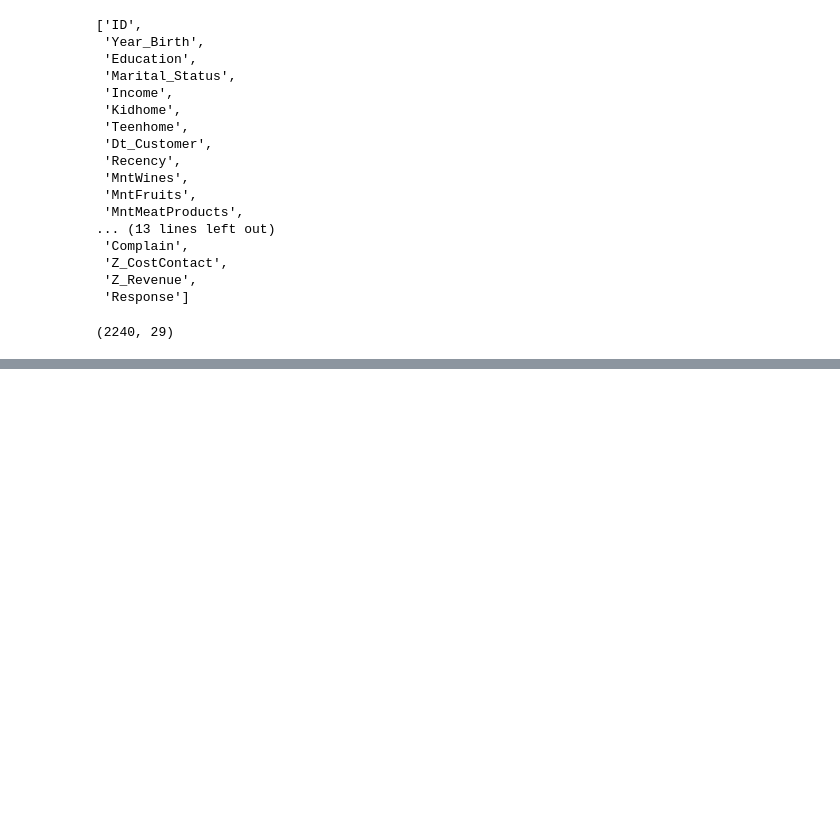
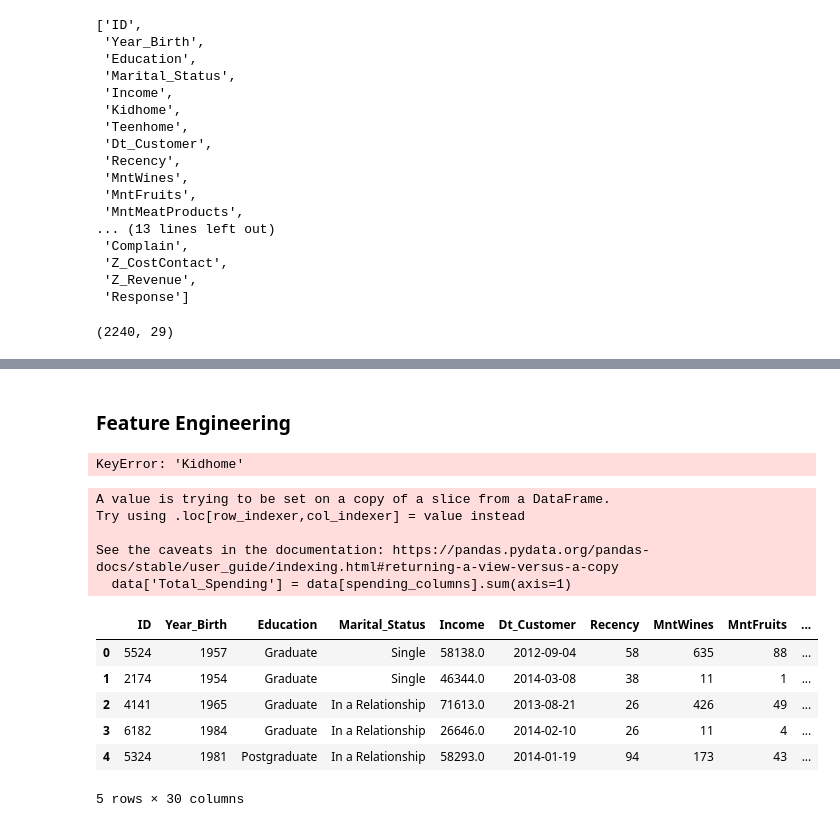
Before and after one commit to aryaandperimeter/Customer-Personality-Analysis, a Jupyter notebook: cpa.ipynb, the cells around one changed output, grey strips where cells are left out. Saved outputs shown, nothing was run; the diff lists cells and outputs as text; code cells hidden in the pictures; blank space fills up the shorter version.

Commit message:
Fixed some errors

```diff
--- a/cpa.ipynb
+++ b/cpa.ipynb
@@ -47,0 +143,30 @@ data.isnull().sum()
+# %% [markdown]
+<h3>Feature Engineering</h3>
+# %%
+#combine Kidhome and Teenhome into a single feature
+data['Children'] = data['Kidhome'] + data['Teenhome']
+data.drop(columns=['Kidhome', 'Teenhome'], inplace=True)
+# %% [output]
+KeyError: 'Kidhome'
+# %%
+# adding a total spending column for the customers
+spending_columns = ['MntWines', 'MntFruits', 'MntMeatProducts',
+                    'MntFishProducts', 'MntSweetProducts', 'MntGoldProds']
+
+data['Total_Spending'] = data[spending_columns].sum(axis=1)
+# %% [output]
+A value is trying to be set on a copy of a slice from a DataFrame.
+Try using .loc[row_indexer,col_indexer] = value instead
+
+See the caveats in the documentation: https://pandas.pydata.org/pandas-docs/stable/user_guide/indexing.html#returning-a-view-versus-a-copy
+  data['Total_Spending'] = data[spending_columns].sum(axis=1)
+# %%
+data.head()
+# %% [output]
+|  | ID | Year_Birth | Education | Marital_Status | Income | Dt_Customer | Recency | MntWines | MntFruits | ... |
+| 0 | 5524 | 1957 | Graduate | Single | 58138.0 | 2012-09-04 | 58 | 635 | 88 | ... |
+| 1 | 2174 | 1954 | Graduate | Single | 46344.0 | 2014-03-08 | 38 | 11 | 1 | ... |
+| 2 | 4141 | 1965 | Graduate | In a Relationship | 71613.0 | 2013-08-21 | 26 | 426 | 49 | ... |
+| 3 | 6182 | 1984 | Graduate | In a Relationship | 26646.0 | 2014-02-10 | 26 | 11 | 4 | ... |
+| 4 | 5324 | 1981 | Postgraduate | In a Relationship | 58293.0 | 2014-01-19 | 94 | 173 | 43 | ... |
+5 rows × 30 columns
```
Also changed, not shown: parts of 17 cells of this notebook.
